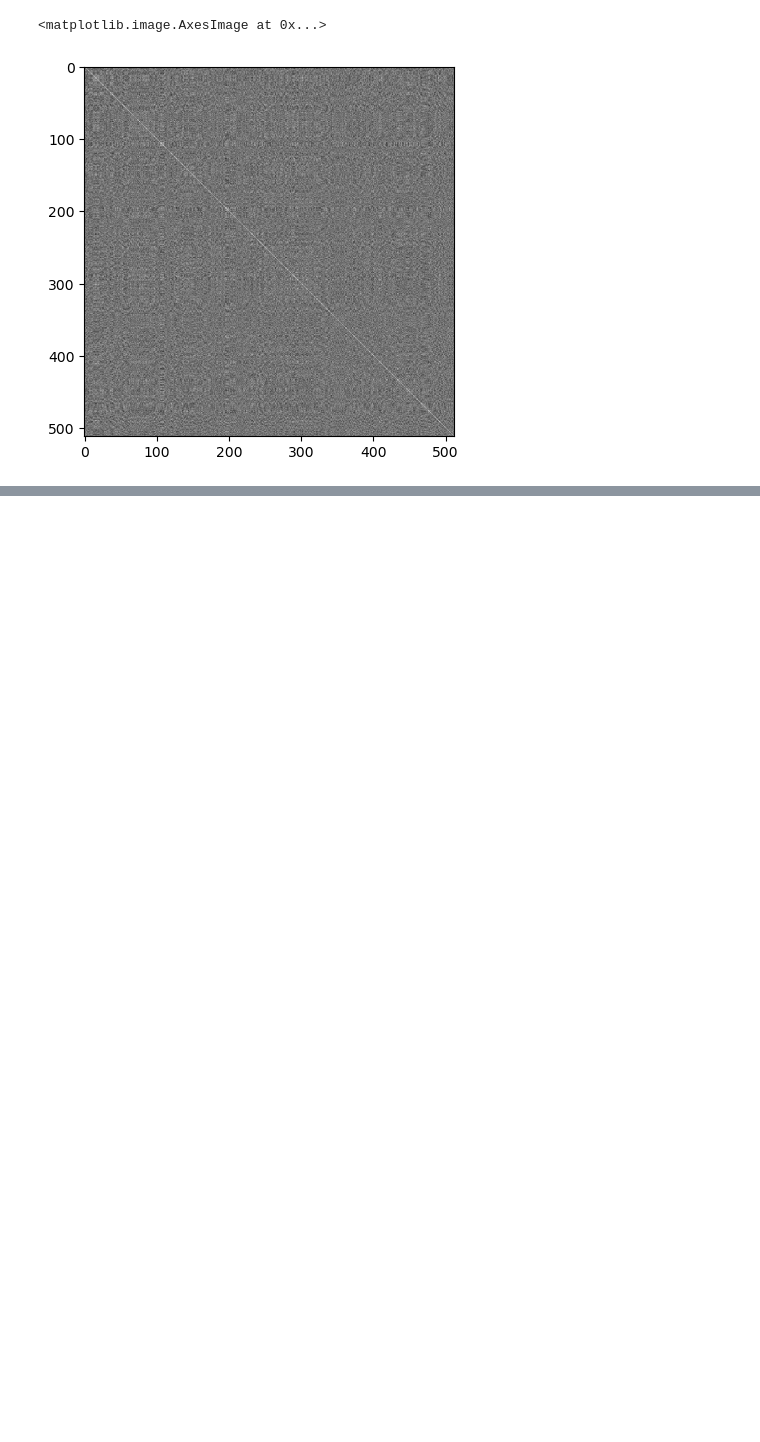
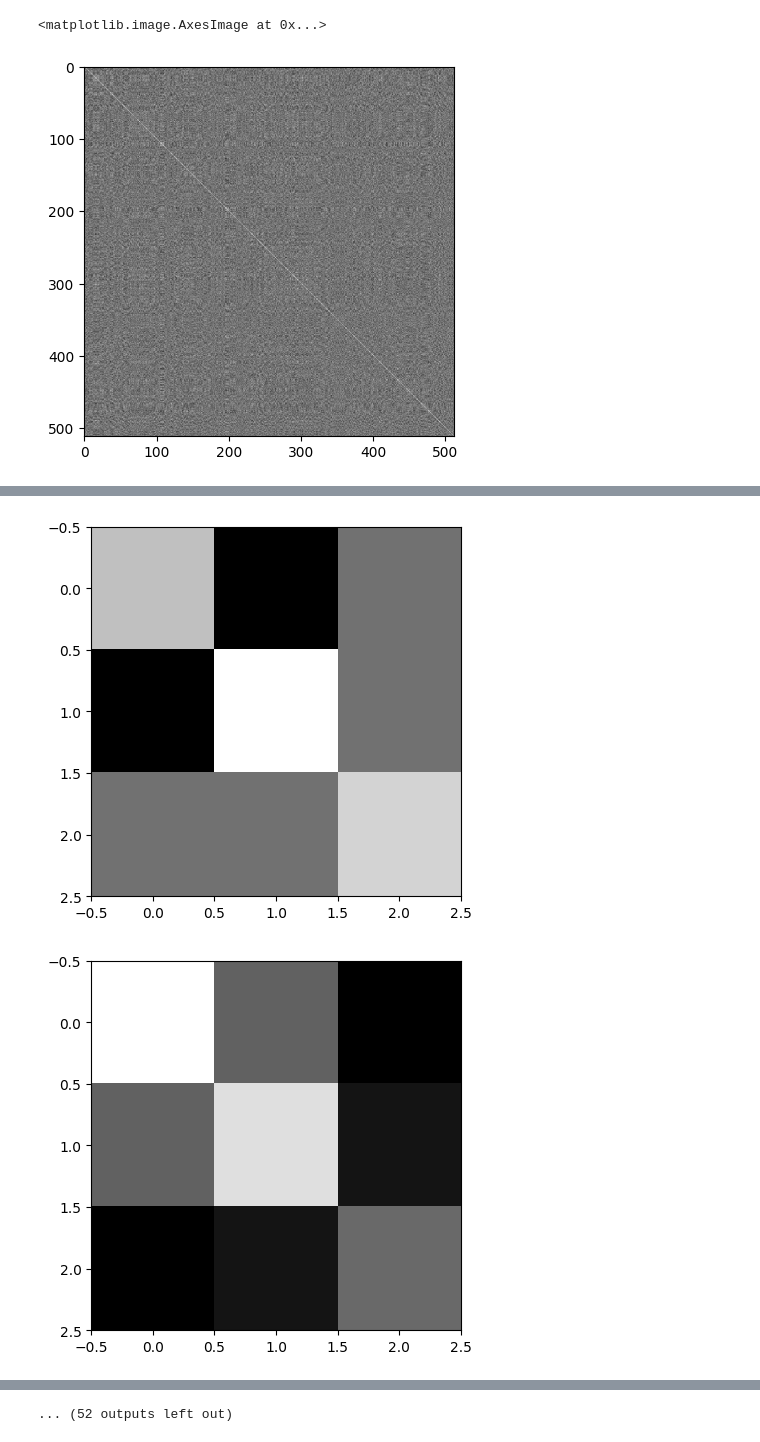
Before and after one commit to KULcoder/DSC180, a Jupyter notebook: notebooks/resnet_linear_analysis.ipynb, the cells around one changed output, grey strips where cells are left out. Cells and saved outputs as stored; diff of their text form; code cells hidden in the pictures; blank space fills up the shorter version.

```diff
--- a/notebooks/resnet_linear_analysis.ipynb
+++ b/notebooks/resnet_linear_analysis.ipynb
@@ -72,0 +144,8 @@ plt.imshow(w.T@w, cmap = "gray")
+# %%
+for i in model.layer1[0].conv1.weight.data:
+    w=i[0]
+    plt.imshow(w.T@w,cmap="gray")
+    plt.show()
+# %% [output]
+[figure, added]
+[figure, added]
@@ -72,0 +162 @@ plt.imshow(w.T@w, cmap = "gray")
+... (52 outputs left out)
```
Also changed, not shown: parts of 17 cells of this notebook, 3 other files.
